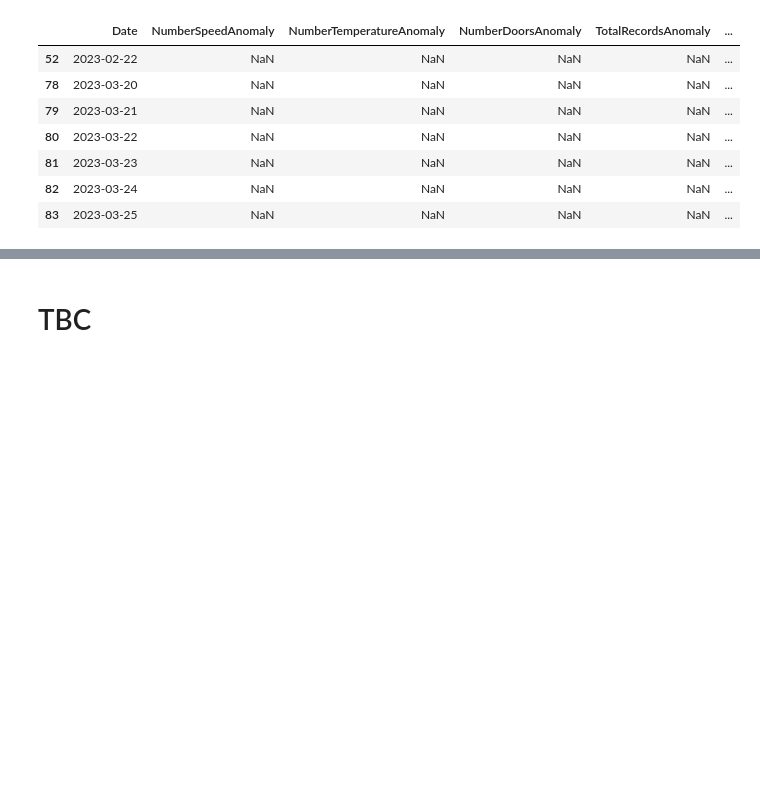
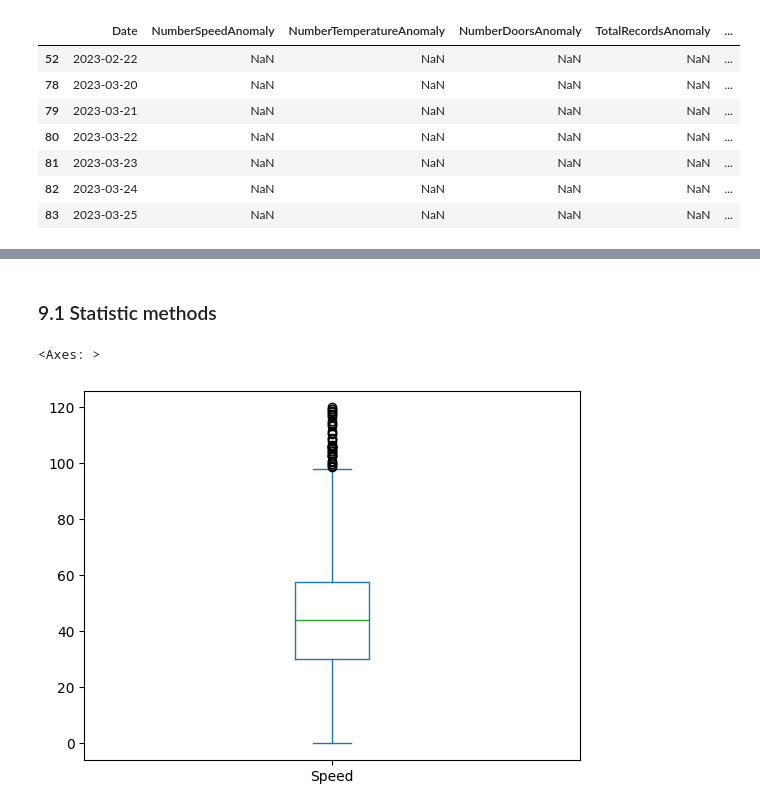
Before and after one commit to nhra/transportico, a Jupyter notebook: notebooks/notebook.ipynb, the cells around one changed output, grey strips where cells are left out. Saved outputs shown, nothing was run; the diff lists cells and outputs as text; code cells hidden in the pictures; blank space fills up the shorter version.

```diff
--- a/notebooks/notebook.ipynb
+++ b/notebooks/notebook.ipynb
@@ -925,8 +953,16 @@ The objective here is to go further in the analysis and identify some anomalous
 Anomaly detection on time series
 
 Supervised and unsupervised ML
-# %% [markdown]
-# TBC
+# %% [markdown]
+### 9.1 Statistic methods
+# %%
+(
+    prepare_data(pd.read_csv("../data/scenarios.csv"))[["Speed"]]
+    .plot(kind="box")
+)
+# %% [output]
+<Axes: >
+[figure, added]
 # %%
 (
     prepare_data(pd.read_csv("../data/scenarios.csv"))
```
Also changed, not shown: parts of 8 cells of this notebook, 2 other files.
